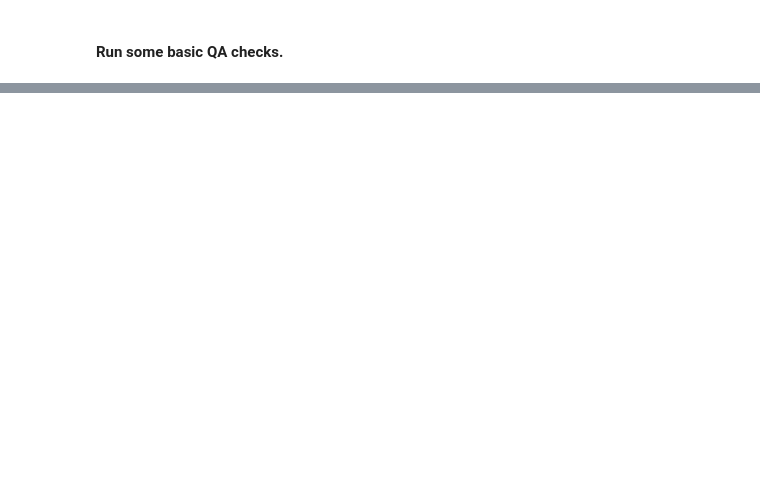
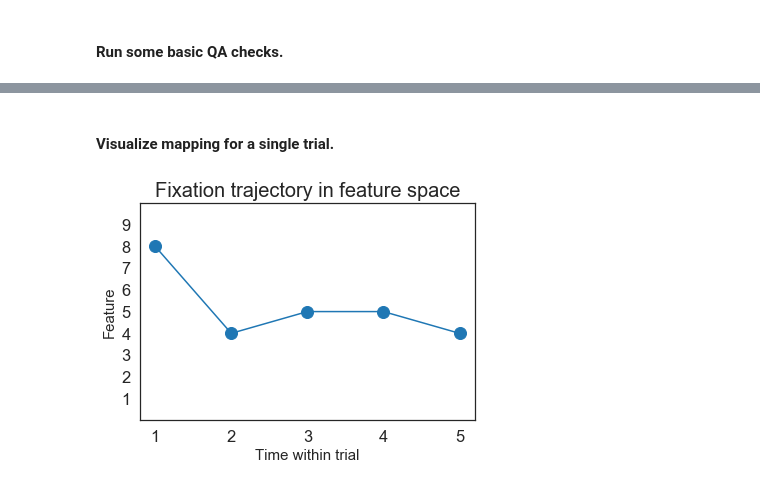
Before and after one commit to nivlab/NivLink, a Jupyter notebook: demos/demo_raw_data.ipynb, the cells around one changed output, grey strips where cells are left out. Drawn from its saved outputs; the diff is of its cells as text; code cells hidden in the pictures; blank space fills up the shorter version.

```diff
--- a/demos/demo_raw_data.ipynb
+++ b/demos/demo_raw_data.ipynb
@@ -158,0 +156,18 @@ If helpful, there are some examples [here](https://github.com/PrincetonUniversit
+# %% [markdown]
+#### Visualize mapping for a single trial.
+# %%
+## Select trial.
+t = 1
+fixations_this_trial = fixations.loc[fixations['Trial'] == t]
+[n_events, dummy] = fixations_this_trial.shape
+
+## Plot trajectory in feature space.
+plt.plot(np.arange(1, n_events+1, step=1), fixations_this_trial.Feature.values, '-o',markersize=12)
+plt.xlabel('Time within trial',fontsize=15)
+plt.ylabel('Feature',fontsize=15)
+plt.ylim((0,10))
+plt.xticks(np.arange(1, n_events+1, step=1))
+plt.yticks(np.arange(1, 10, step=1))
+plt.title('Fixation trajectory in feature space',fontsize=20);
+# %% [output]
+[figure, added]
```
Also changed, not shown: parts of 22 cells of this notebook.
